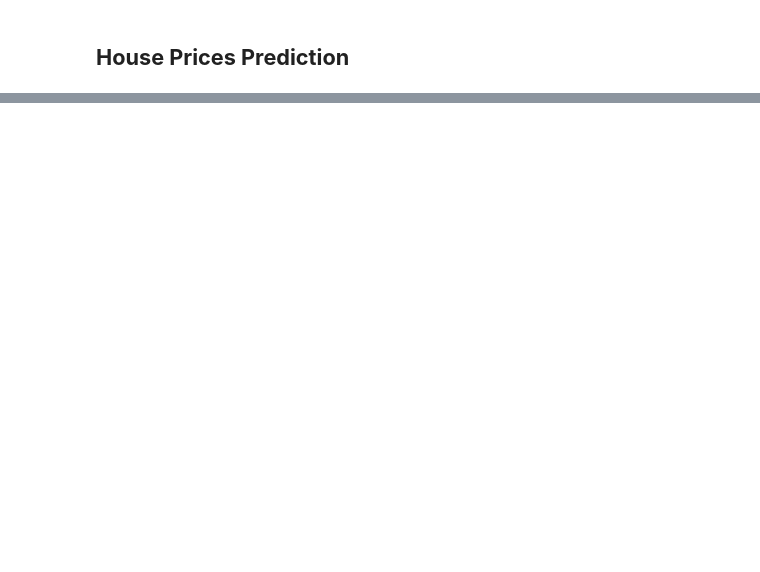
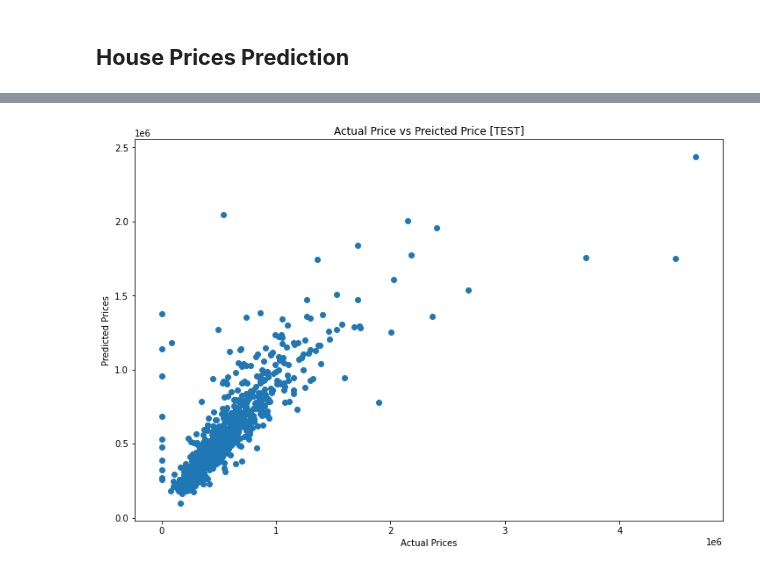
Before and after one commit to MattithyahuData/P5-House-Prices-Prediction, a Jupyter notebook: Code/P5_Code.ipynb, the cells around one changed output, grey strips where cells are left out. Saved outputs shown, nothing was run; the diff lists cells and outputs as text; code cells hidden in the pictures; blank space fills up the shorter version.

```diff
--- a/Code/P5_Code.ipynb
+++ b/Code/P5_Code.ipynb
@@ -309,0 +367,11 @@ plt.show()
+# %%
+# Visualising the actual prices and predicted
+plt.figure(figsize = (12,8),facecolor='white')
+plt.scatter(y_test, test_data_prediction)
+plt.xlabel("Actual Prices")
+plt.ylabel("Predicted Prices")
+plt.title("Actual Price vs Preicted Price [TEST]")
+plt.savefig('../images/testevaluation.png')
+plt.show()
+# %% [output]
+[figure, added]
```
Also changed, not shown: parts of 63 cells of this notebook, 8 other files.
